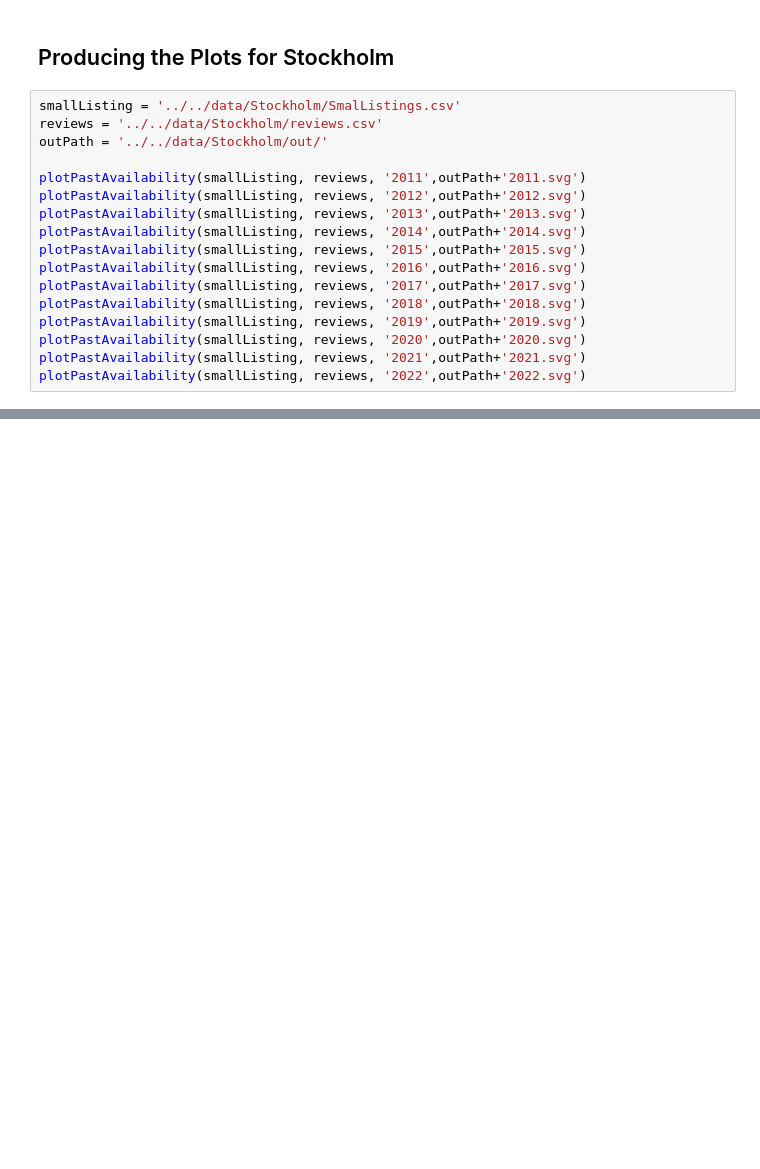
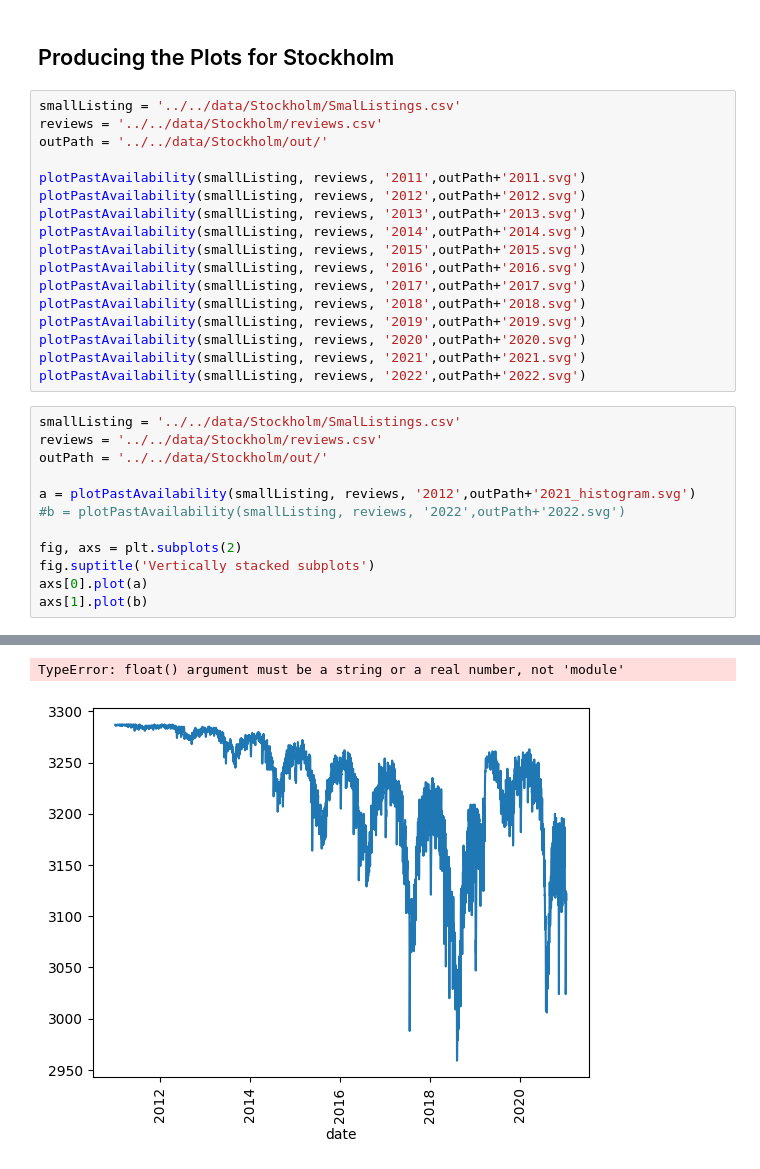
Before and after one commit to sepehrn0107/DataScience_41, a Jupyter notebook: src/notebook/review.ipynb, the cells around one changed output, grey strips where cells are left out. Saved outputs shown, nothing was run; the diff lists cells and outputs as text; blank space fills up the shorter version.

```diff
--- a/src/notebook/review.ipynb
+++ b/src/notebook/review.ipynb
@@ -198,3 +198,16 @@ plotPastAvailability(smallListing, reviews, '2019',outPath+'2019.svg')
 plotPastAvailability(smallListing, reviews, '2020',outPath+'2020.svg')
 plotPastAvailability(smallListing, reviews, '2021',outPath+'2021.svg')
 plotPastAvailability(smallListing, reviews, '2022',outPath+'2022.svg')
+# %%
+smallListing = '../../data/Stockholm/SmalListings.csv'
+reviews = '../../data/Stockholm/reviews.csv'
+outPath = '../../data/Stockholm/out/'
+
+a = plotPastAvailability(smallListing, reviews, '2012',outPath+'2021_histogram.svg')
+#b = plotPastAvailability(smallListing, reviews, '2022',outPath+'2022.svg')
+
+fig, axs = plt.subplots(2)
+fig.suptitle('Vertically stacked subplots')
+axs[0].plot(a)
+axs[1].plot(b)
+# %% [output]
@@ -200,0 +231,2 @@ plotPastAvailability(smallListing, reviews, '2022',outPath+'2022.svg')
+TypeError: float() argument must be a string or a real number, not 'module'
+[figure, added]
```
Also changed, not shown: parts of 1 cell of this notebook, 1 other file.
